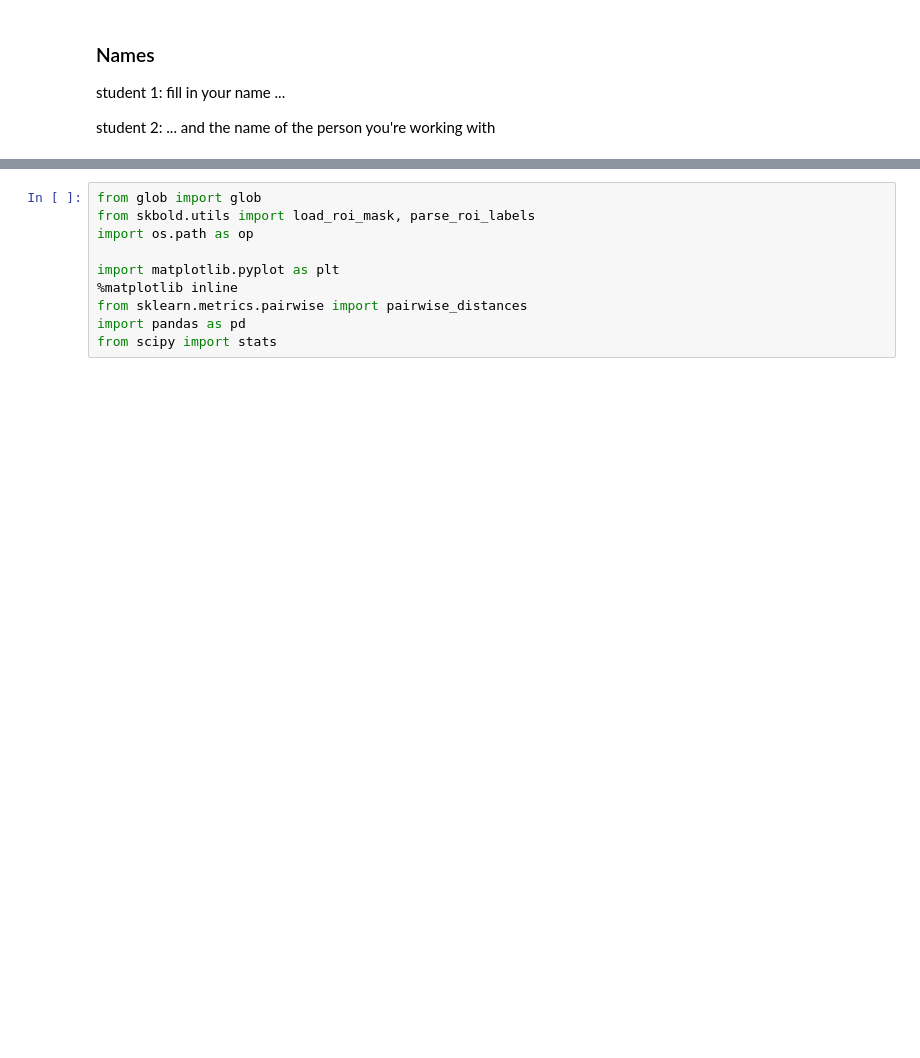
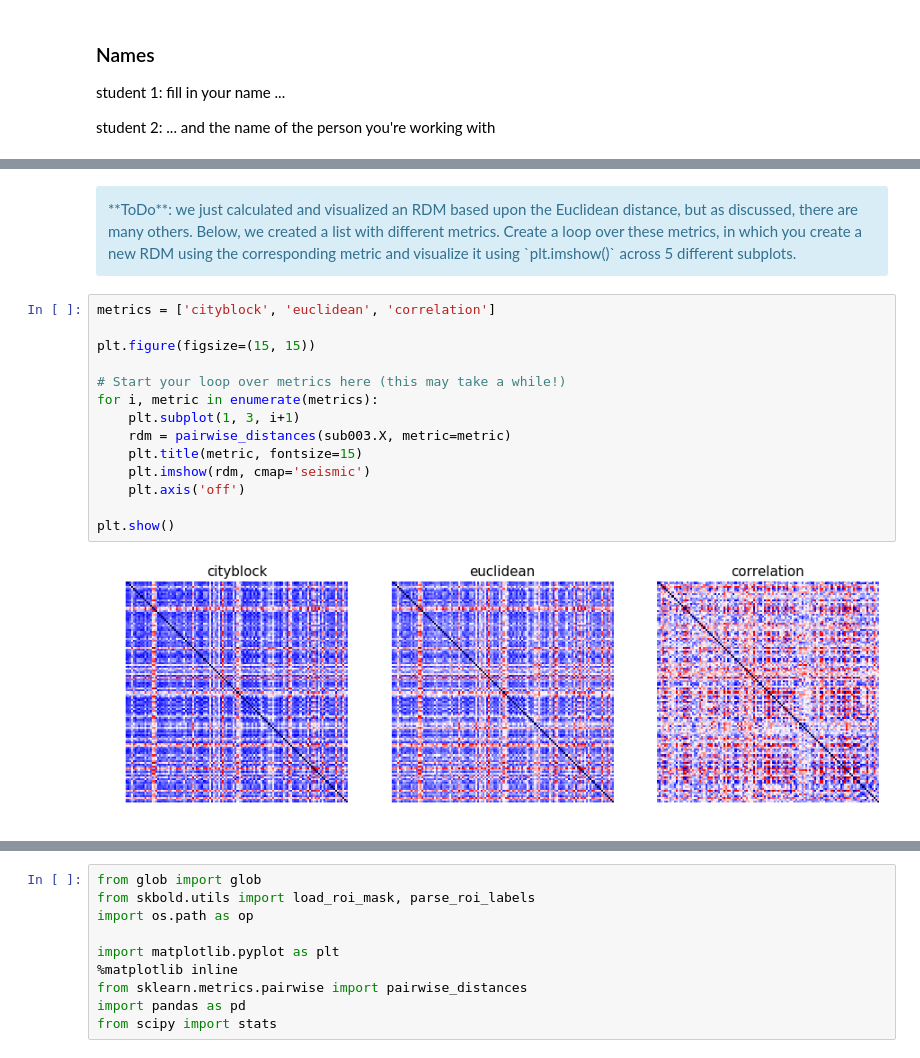
Before and after one commit to nagyistge/NeuroImg.PatternAnalysis, a Jupyter notebook: week_3/Week_3_notebook.ipynb, the cells around one changed output, grey strips where cells are left out. Cells and saved outputs as stored; diff of their text form; blank space fills up the shorter version.

```diff
--- a/week_3/Week_3_notebook.ipynb
+++ b/week_3/Week_3_notebook.ipynb
@@ -22,0 +211,20 @@ student 2: ... and the name of the person you're working with
+# %% [markdown]
+<div class='alert alert-info'>
+**ToDo**: we just calculated and visualized an RDM based upon the Euclidean distance, but as discussed, there are many others. Below, we created a list with different metrics. Create a loop over these metrics, in which you create a new RDM using the corresponding metric and visualize it using `plt.imshow()` across 5 different subplots.
+</div>
+# %%
+metrics = ['cityblock', 'euclidean', 'correlation']
+
+plt.figure(figsize=(15, 15))
+
+# Start your loop over metrics here (this may take a while!)
+for i, metric in enumerate(metrics):
+    plt.subplot(1, 3, i+1)
+    rdm = pairwise_distances(sub003.X, metric=metric)
+    plt.title(metric, fontsize=15)
+    plt.imshow(rdm, cmap='seismic')
+    plt.axis('off')
+
+plt.show()
+# %% [output]
+[figure, added]
```
Also changed, not shown: parts of 32 cells of this notebook, 3 other files.
